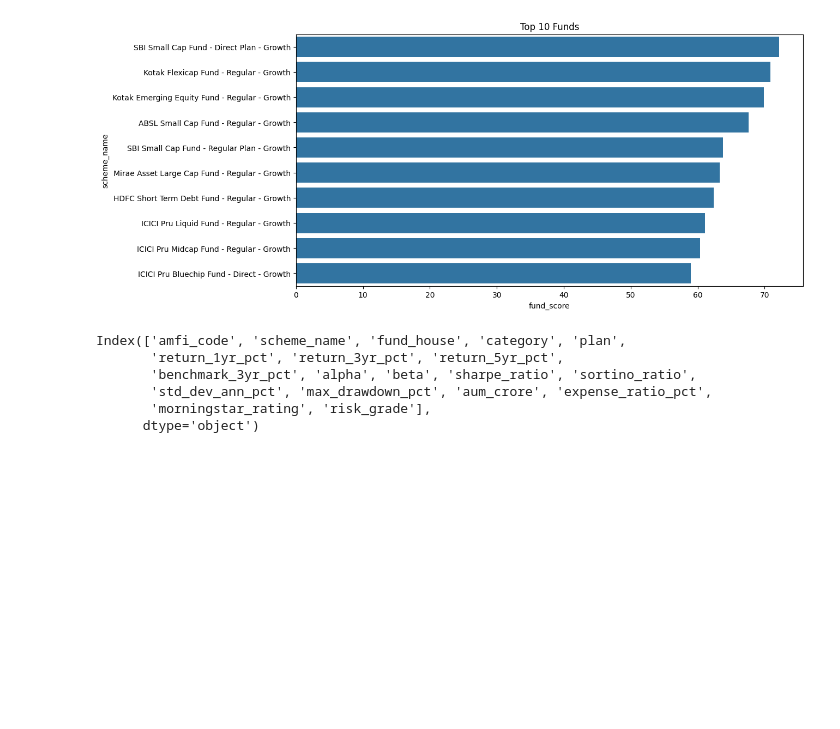
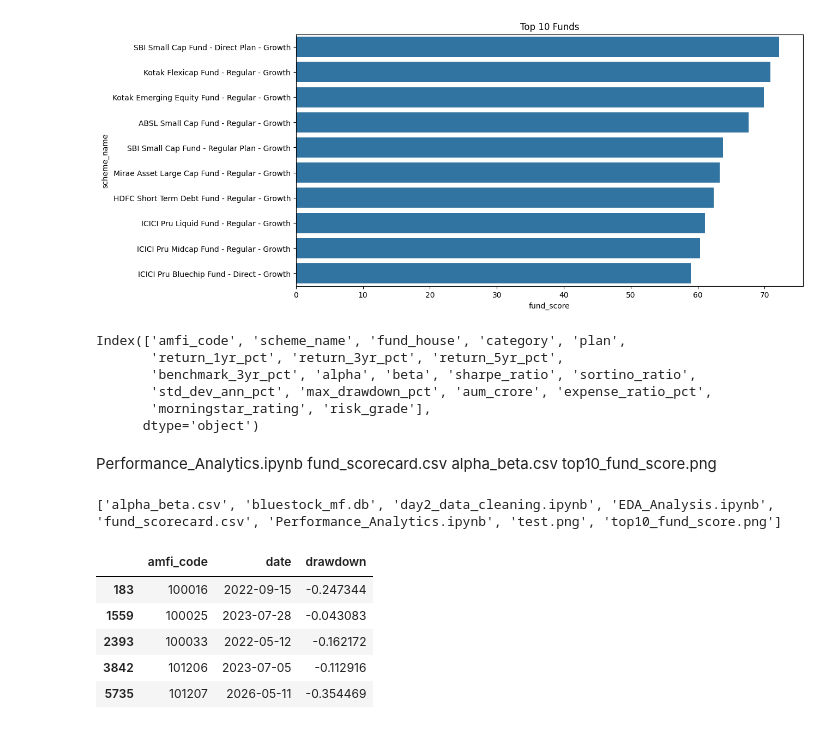
Before and after one commit to rokkalabhavyasri-123/bluestock_mf_capstone, a Jupyter notebook: notebooks/Performance_Analytics.ipynb, the cells around one changed output. Drawn from its saved outputs; the diff is of its cells as text; code cells hidden in the pictures; blank space fills up the shorter version.

Commit message:
Completed Performance Analytics

```diff
--- a/notebooks/Performance_Analytics.ipynb
+++ b/notebooks/Performance_Analytics.ipynb
@@ -261,3 +261,8 @@ Index(['amfi_code', 'scheme_name', 'fund_house', 'category', 'plan',
        'std_dev_ann_pct', 'max_drawdown_pct', 'aum_crore', 'expense_ratio_pct',
        'morningstar_rating', 'risk_grade'],
       dtype='object')
+# %% [markdown]
+Performance_Analytics.ipynb
+fund_scorecard.csv
+alpha_beta.csv
+top10_fund_score.png
@@ -263,0 +276,25 @@ Index(['amfi_code', 'scheme_name', 'fund_house', 'category', 'plan',
+# %%
+print(os.listdir())
+# %% [output]
+['alpha_beta.csv', 'bluestock_mf.db', 'day2_data_cleaning.ipynb', 'EDA_Analysis.ipynb', 'fund_scorecard.csv', 'Performance_Analytics.ipynb', 'test.png', 'top10_fund_score.png']
+# %%
+nav_df['running_max'] = nav_df.groupby('amfi_code')['nav'].cummax()
+
+nav_df['drawdown'] = (
+    nav_df['nav'] / nav_df['running_max']
+) - 1
+
+worst_dd = nav_df.loc[
+    nav_df.groupby('amfi_code')['drawdown'].idxmin()
+]
+
+worst_dd[
+    ['amfi_code', 'date', 'drawdown']
+].head()
+# %% [output]
+|  | amfi_code | date | drawdown |
+| 183 | 100016 | 2022-09-15 | -0.247344 |
+| 1559 | 100025 | 2023-07-28 | -0.043083 |
+| 2393 | 100033 | 2022-05-12 | -0.162172 |
+| 3842 | 101206 | 2023-07-05 | -0.112916 |
+| 5735 | 101207 | 2026-05-11 | -0.354469 |
```
Also changed, not shown: parts of 3 cells of this notebook.
